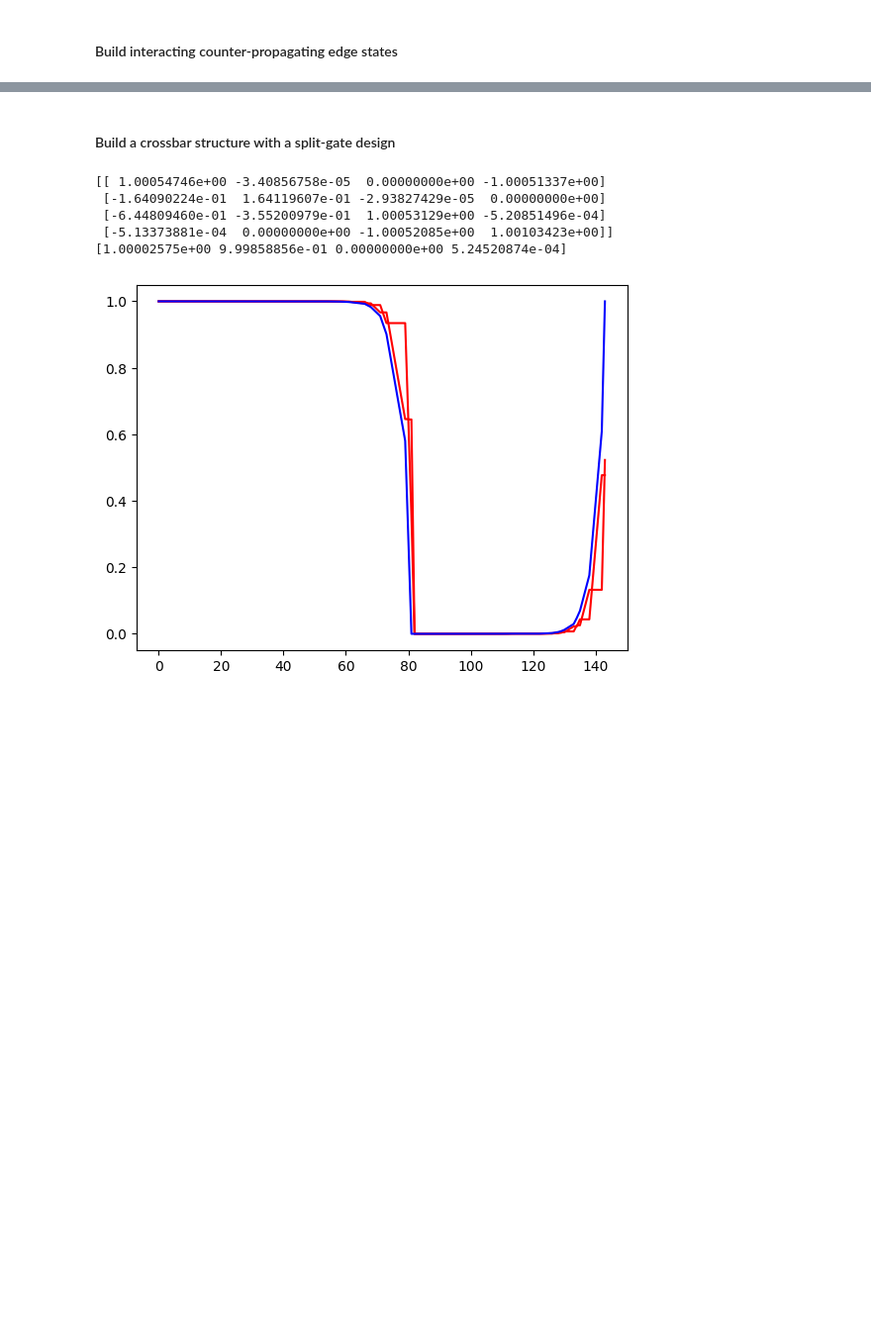
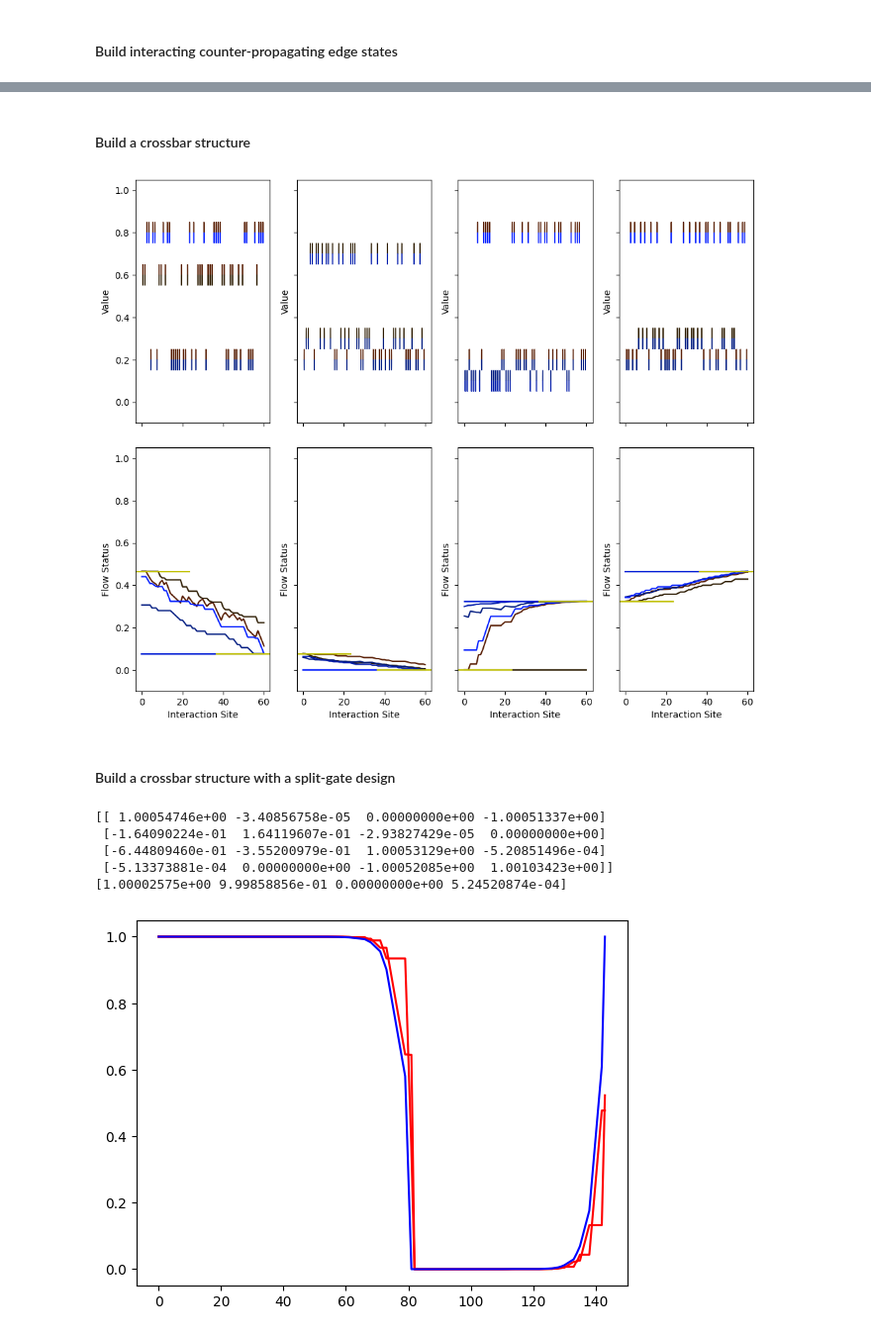
Before and after one commit to LarsonLaugh/Counterfusion, a Jupyter notebook: demo.ipynb, the cells around one changed output, grey strips where cells are left out. Shown: that part at 99% size. Saved outputs shown, nothing was run; the diff lists cells and outputs as text; code cells hidden in the pictures; blank space fills up the shorter version.

```diff
--- a/demo.ipynb
+++ b/demo.ipynb
@@ -499,3 +480,54 @@ Its solutions for all terminal voltages:
+# %% [markdown]
+#### Build a crossbar structure
+# %%
+from allscatter import *
+import numpy as np
+import matplotlib.pyplot as plt
+
+# Define a four-terminal system
+# C1--M1--C2--M2--C3--M3--C4--M4--C1
+# Total number of edge states: 4
+# Number of forward-moving edge states: 2 (#0,#1)
+# Number of backward-moving edge states: 2 (#2,#3)
+#===============================================================
+# General information for the system - Superparameters
+totalNumMover = 6
+numForwardMover = 2
+zeroVoltTerminal = 2
+#===============================================================
+# Information of scattering events
+# Interaction parameters
+v02 = 0.2
+v12 = 0.3
+v01 = 0.6
+v23 = 0.1
+v13 = 0.7
+v05 = 0.8
+
+numPerEdge = 20
+# Define interaction between nodes (contacts)
+# C1--M1--C2
+edgeDef1 = [[0,2,v02,numPerEdge],[0,1,v01,numPerEdge],[0,5,v05,numPerEdge]]
+# C2--M2--C3
+edgeDef2 = [[0,2,v02,numPerEdge],[1,2,v12,numPerEdge],[1,3,v13,numPerEdge]]
+# C3--M3--C4
+edgeDef3 = [[0,2,v02,numPerEdge],[0,5,v05,numPerEdge],[2,3,v23,numPerEdge]]
+# C4--M4--C1
+edgeDef4 = [[0,2,v02,numPerEdge],[1,2,v12,numPerEdge],[0,5,v05,numPerEdge]]
+#================================================================
+edgesDef = [edgeDef1,edgeDef2,edgeDef3,edgeDef4]
+edgesInfo = []
+for edgeDef in edgesDef:
+    edgesInfo.append(generate_bynumber(edgeDef))
+
+graph = []
+for edgeInfo in edgesInfo:
+    graph.append(Edge(edgeInfo,totalNumMover,numForwardMover))
+nodesCurrent = [1,0,-1,0]
+sys = System(nodesCurrent,graph,numForwardMover,zeroVoltTerminal)
+axs = sys.plot()
+# %% [output]
+[figure, added]
 # %% [markdown]
 #### Build a crossbar structure with a split-gate design
 # %%
```
Also changed, not shown: parts of 6 cells of this notebook, 1 other file.
